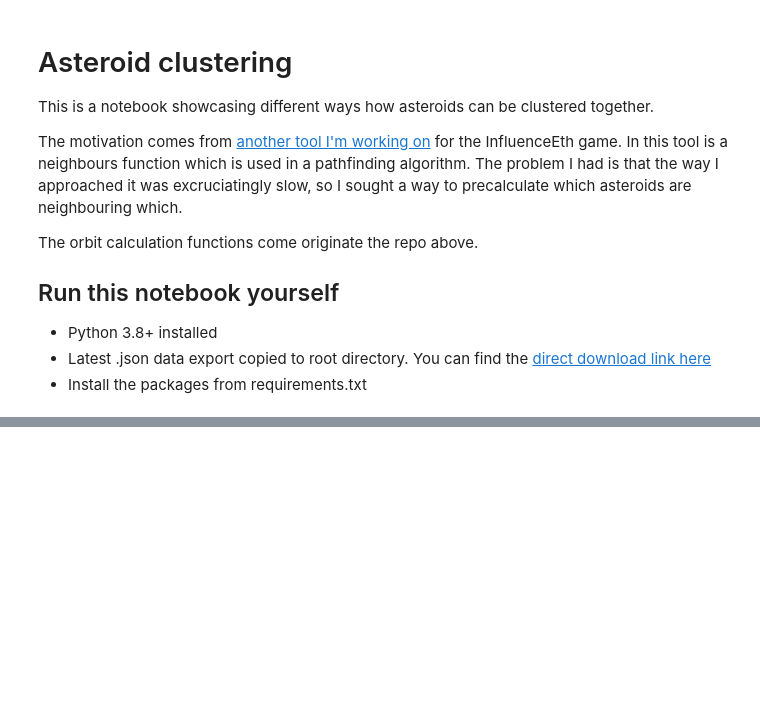
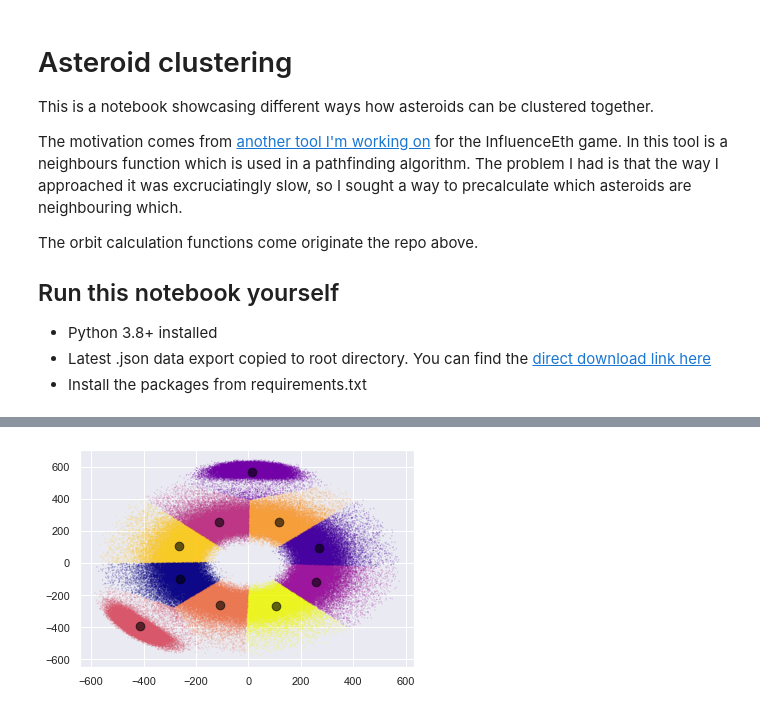
Before and after one commit to MichaelVerdegaal/AsteroidClustering, a Jupyter notebook: asteroid_clustering.ipynb, the cells around one changed output, grey strips where cells are left out. Saved outputs shown, nothing was run; the diff lists cells and outputs as text; code cells hidden in the pictures; blank space fills up the shorter version.

```diff
--- a/asteroid_clustering.ipynb
+++ b/asteroid_clustering.ipynb
@@ -93,0 +150,7 @@ conditions below:
+# %%
+start = timer()
+kmeans = KMeans(n_clusters=10, random_state=0)
+kmeans.fit(coords)
+y_kmeans = kmeans.predict(coords)
+end = timer()
+print(f"K-means took {round(end - start, 7)} seconds to process data")
@@ -93,0 +159,6 @@ conditions below:
+# %%
+plt.scatter(coords[:, 0], coords[:, 1], c=y_kmeans, s=0.01, cmap='plasma')
+centers = kmeans.cluster_centers_
+plt.scatter(centers[:, 0], centers[:, 1], c='black', s=75, alpha=0.6);
+# %% [output]
+[figure, added]
```
Also changed, not shown: parts of 39 cells of this notebook, 1 other file.
